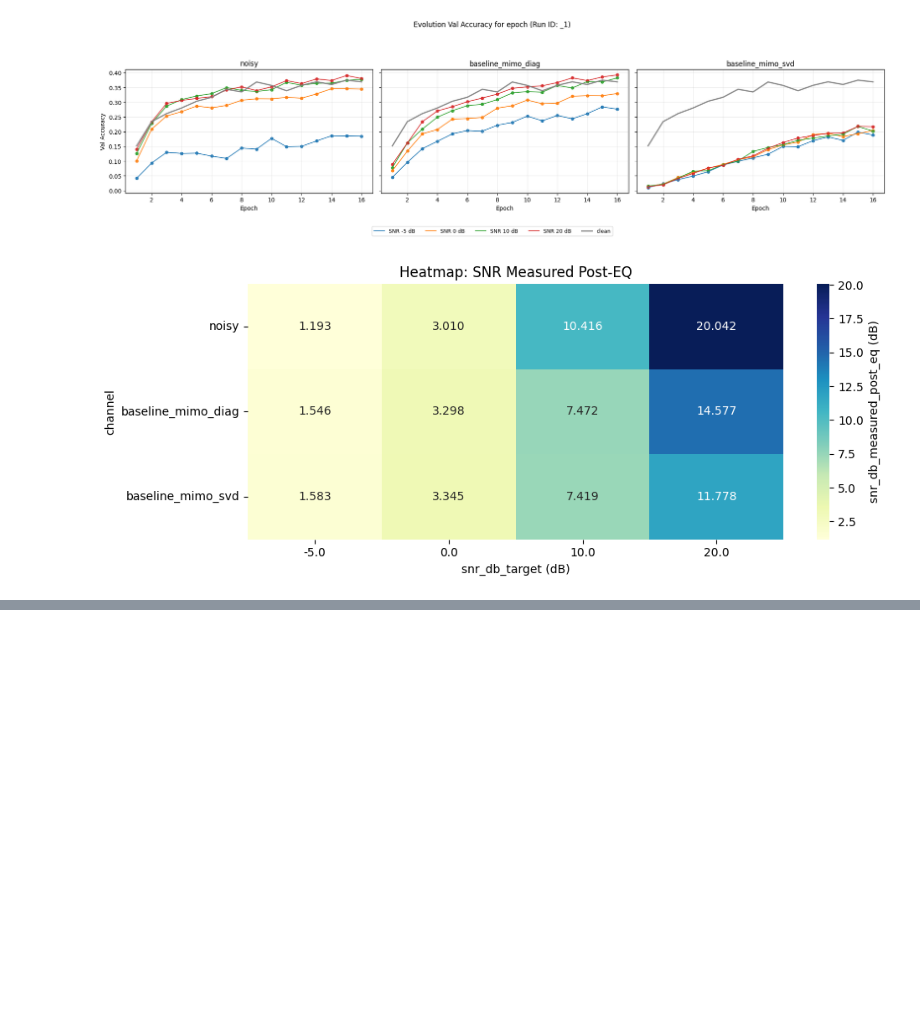
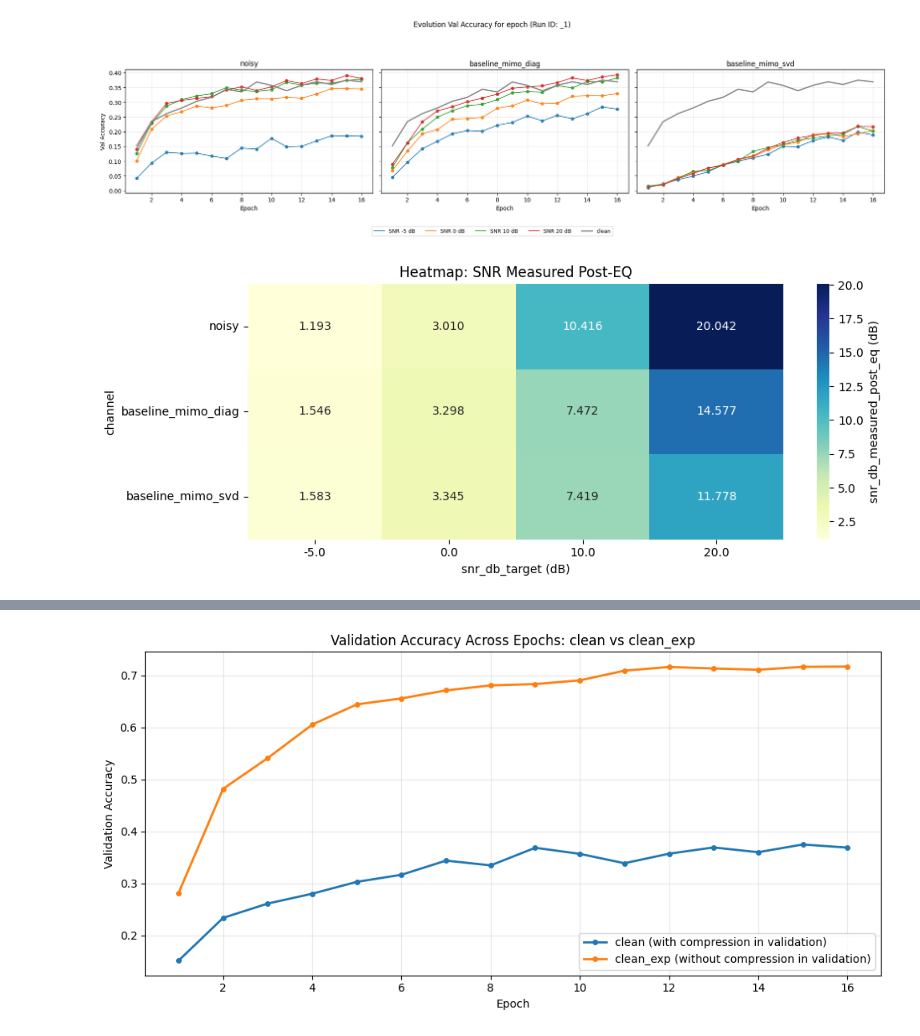
Before and after one commit to sorrentini2002/SemanticMIMO-Framework, a Jupyter notebook: Plots/Plotting_function.ipynb, the cells around one changed output, grey strips where cells are left out. Saved outputs shown, nothing was run; the diff lists cells and outputs as text; code cells hidden in the pictures; blank space fills up the shorter version.

```diff
--- a/Plots/Plotting_function.ipynb
+++ b/Plots/Plotting_function.ipynb
@@ -309,0 +580,82 @@ else:
+# %%
+import json
+from pathlib import Path
+
+import matplotlib.pyplot as plt
+
+# --- CONFIGURATION ---
+# Compare only clean and clean_exp on validation accuracy across epochs.
+candidate_proposal_roots = [
+    Path("results/test/cifar100/deit_tiny_patch16_224.fb_in1k/proposal"),
+    Path("../results/test/cifar100/deit_tiny_patch16_224.fb_in1k/proposal"),
+]
+
+proposal_root = None
+for cand in candidate_proposal_roots:
+    if cand.exists():
+        proposal_root = cand
+        break
+
+if proposal_root is None:
+    raise FileNotFoundError("Proposal root folder not found in candidate locations.")
+
+
+def to_epoch_series(raw_vals):
+    """Convert Val accuracies to a numeric epoch-wise series."""
+    series = []
+    for item in raw_vals:
+        if isinstance(item, dict):
+            vals = [float(v) for v in item.values()]
+            series.append(sum(vals) / len(vals) if vals else float("nan"))
+        else:
+            series.append(float(item))
+    return series
+
+
+case_configs = [
+    {
+        "folder": "comm=clean",
+        "label": "clean (with compression in validation)",
+        "color": "tab:blue",
+    },
+    {
+        "folder": "comm=clean_exp",
+        "label": "clean_exp (without compression in validation)",
+        "color": "tab:orange",
+    },
+]
+
+series_by_case = {}
+for cfg in case_configs:
+    fp = proposal_root / cfg["folder"] / "final_training_results.json"
+    if not fp.exists():
+        raise FileNotFoundError(f"Missing file: {fp}")
+
+    data = json.loads(fp.read_text(encoding="utf-8"))
+    val_acc = data.get("Val accuracies")
+    if not isinstance(val_acc, list) or len(val_acc) == 0:
+        raise ValueError(f"Invalid or empty 'Val accuracies' in {fp}")
+
+    series_by_case[cfg["label"]] = {
+        "values": to_epoch_series(val_acc),
+        "color": cfg["color"],
+    }
+
+max_epochs = max(len(v["values"]) for v in series_by_case.values())
+epochs = list(range(1, max_epochs + 1))
+
+plt.figure(figsize=(10, 5))
+for label, payload in series_by_case.items():
+    y = payload["values"]
+    x = epochs[: len(y)]
+    plt.plot(x, y, marker="o", linewidth=2.0, markersize=4, label=label, color=payload["color"])
+
+plt.title("Validation Accuracy Across Epochs: clean vs clean_exp")
+plt.xlabel("Epoch")
+plt.ylabel("Validation Accuracy")
+plt.grid(alpha=0.3)
+plt.legend()
+plt.tight_layout()
+plt.show()
+# %% [output]
+[figure, added]
```
Also changed, not shown: parts of 4 cells of this notebook, 25 other files.
